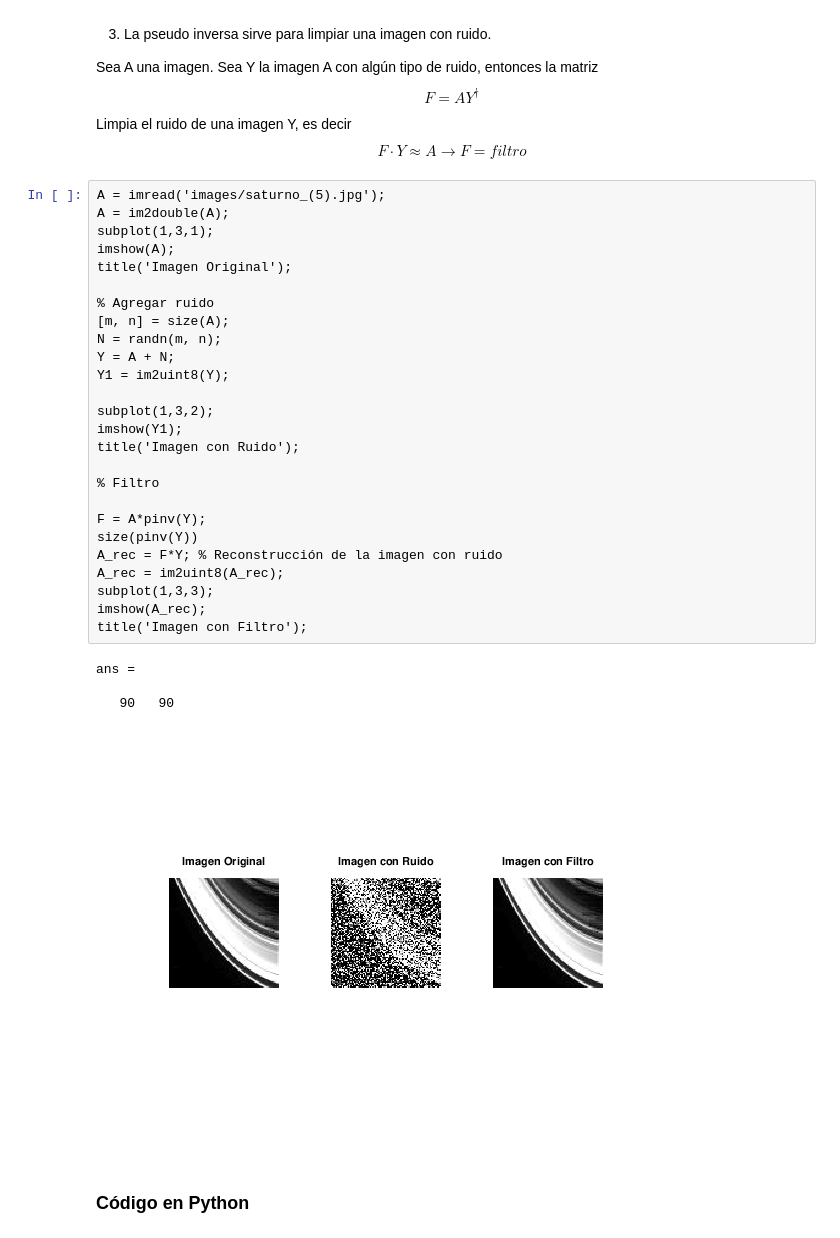
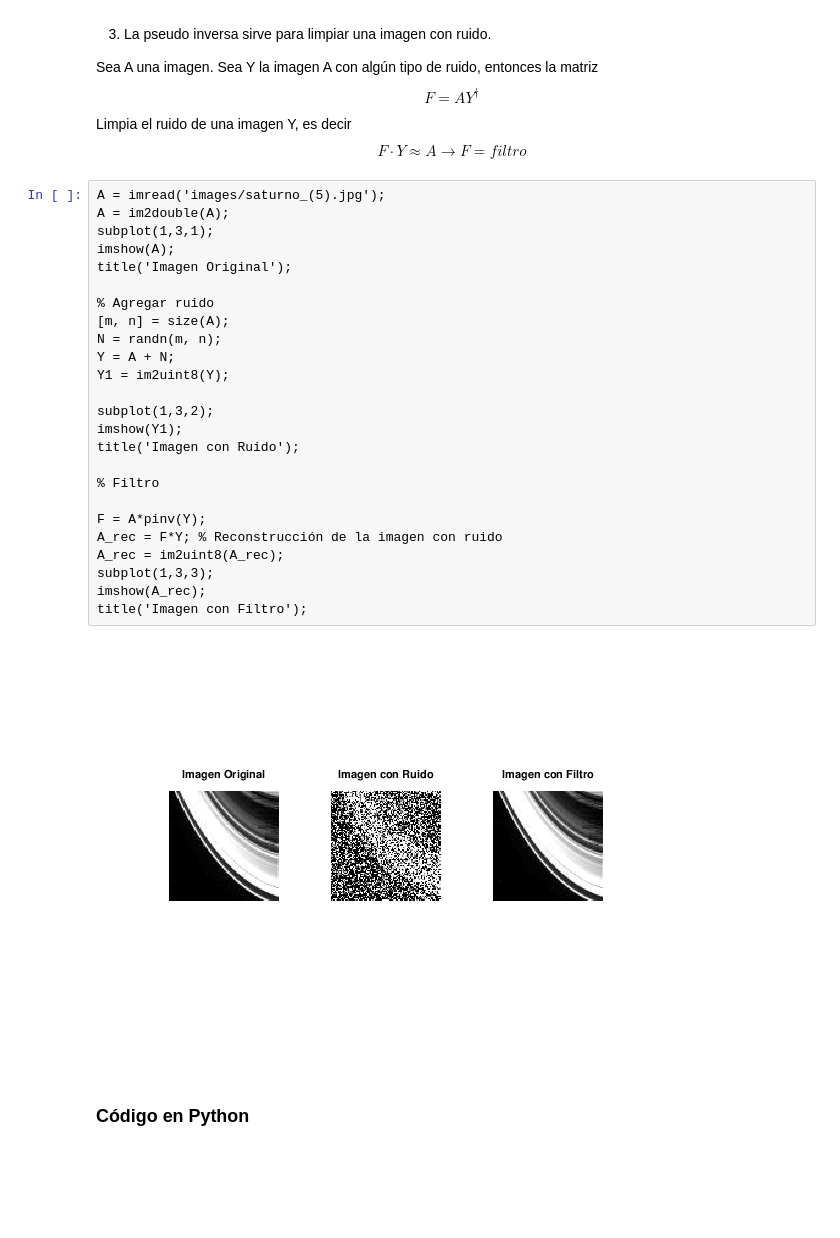
Before and after one commit to bakkim05/PAID_Electiva, a Jupyter notebook: SVD_e_Imagenes/SVD_e_Imagenes.ipynb, the cells around one changed output. Drawn from its saved outputs; the diff is of its cells as text; blank space fills up the shorter version.

```diff
--- a/SVD_e_Imagenes/SVD_e_Imagenes.ipynb
+++ b/SVD_e_Imagenes/SVD_e_Imagenes.ipynb
@@ -260,34 +228,30 @@ $$
 # %%
 A = imread('images/saturno_(5).jpg');
 A = im2double(A);
 subplot(1,3,1);
 imshow(A);
 title('Imagen Original');
 
 % Agregar ruido
 [m, n] = size(A);
 N = randn(m, n);
 Y = A + N;
 Y1 = im2uint8(Y);
 
 subplot(1,3,2);
 imshow(Y1);
 title('Imagen con Ruido');
 
 % Filtro
 
 F = A*pinv(Y);
-size(pinv(Y))
 A_rec = F*Y; % Reconstrucción de la imagen con ruido
 A_rec = im2uint8(A_rec);
 subplot(1,3,3);
 imshow(A_rec);
 title('Imagen con Filtro');
 # %% [output]
-ans =
-
-   90   90
-[figure, old version]
+[figure, new version]
 # %% [markdown]
 ### Código en Python
 # %%
```
Also changed, not shown: parts of 9 cells of this notebook, 7 other files.
